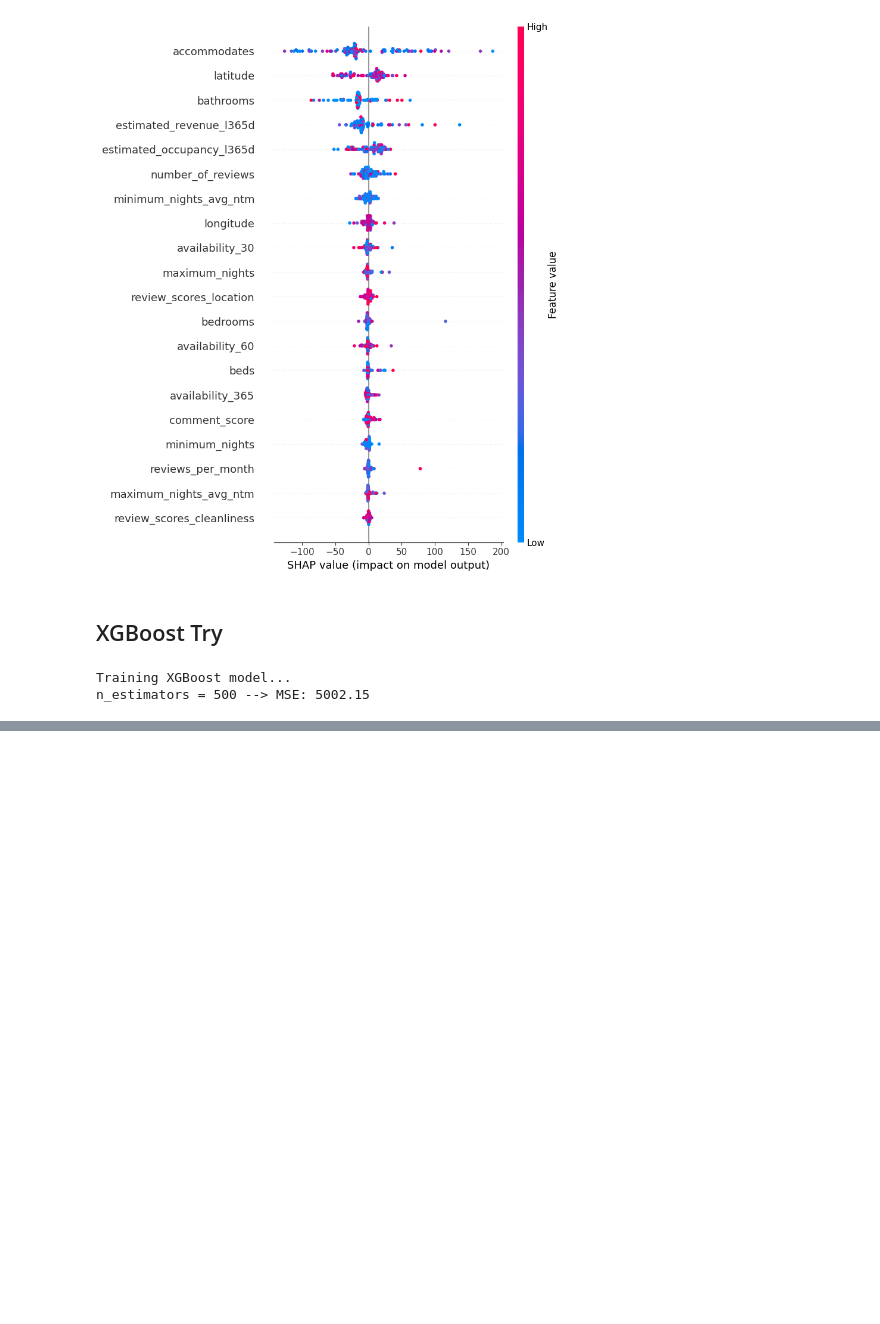
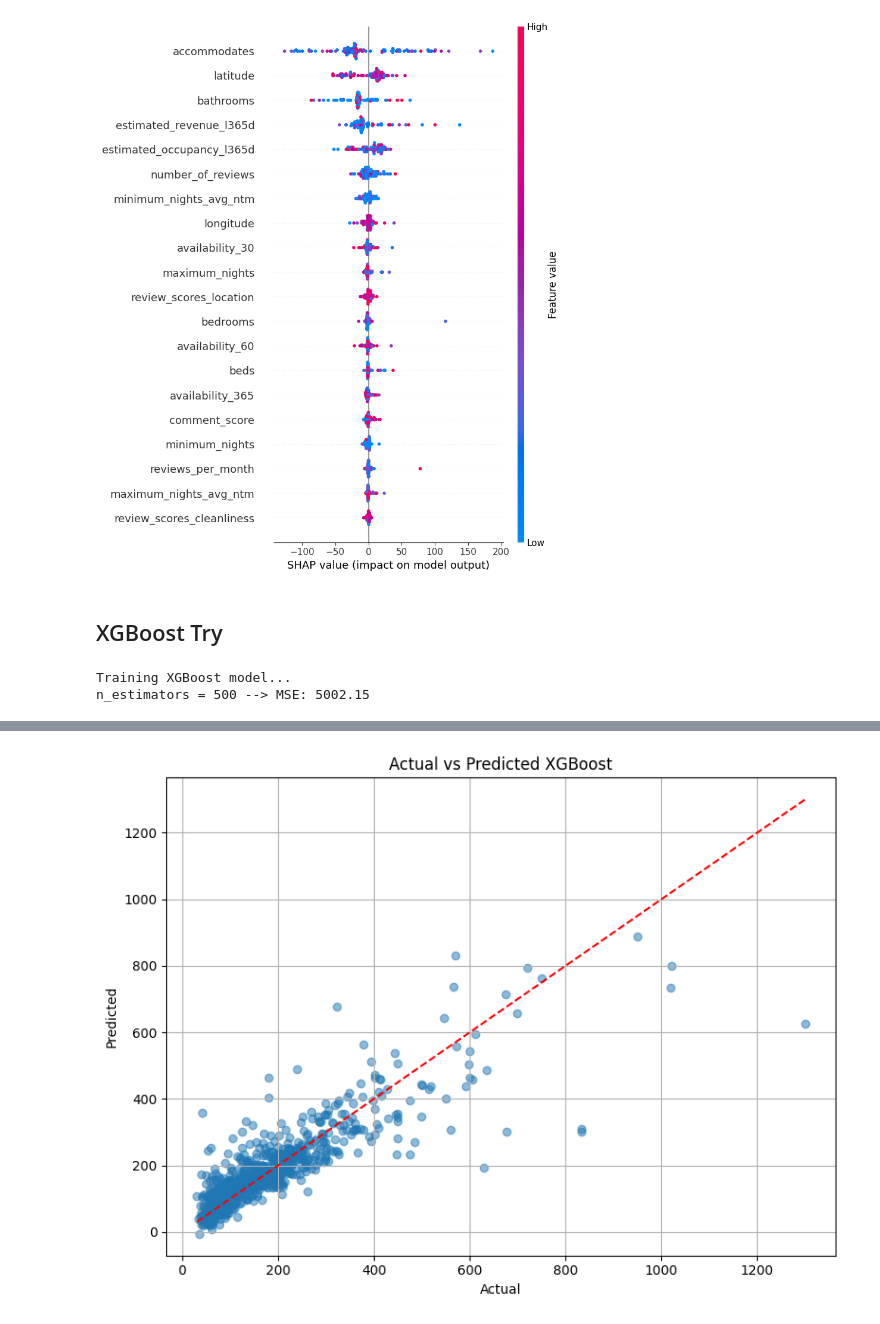
Before and after one commit to lhahner/price-predicition-project, a Jupyter notebook: RandomForestTesting.ipynb, the cells around one changed output, grey strips where cells are left out. Saved outputs shown, nothing was run; the diff lists cells and outputs as text; code cells hidden in the pictures; blank space fills up the shorter version.

```diff
--- a/RandomForestTesting.ipynb
+++ b/RandomForestTesting.ipynb
@@ -315,0 +330,15 @@ Test MSE of best model: 4849.51
+# %%
+plt.figure(figsize=(8, 6))
+plt.scatter(comparison_df['Actual'], comparison_df['Predicted'], alpha=0.5)
+plt.plot([comparison_df['Actual'].min(), comparison_df['Actual'].max()],
+         [comparison_df['Actual'].min(), comparison_df['Actual'].max()],
+         color='red', linestyle='--')  # Diagonale Linie (Ideal-Fall)
+
+plt.xlabel('Actual')
+plt.ylabel('Predicted')
+plt.title('Actual vs Predicted XGBoost')
+plt.grid(True)
+plt.tight_layout()
+plt.show()
+# %% [output]
+[figure, added]
```
Also changed, not shown: parts of 2 cells of this notebook, 1 other file.
